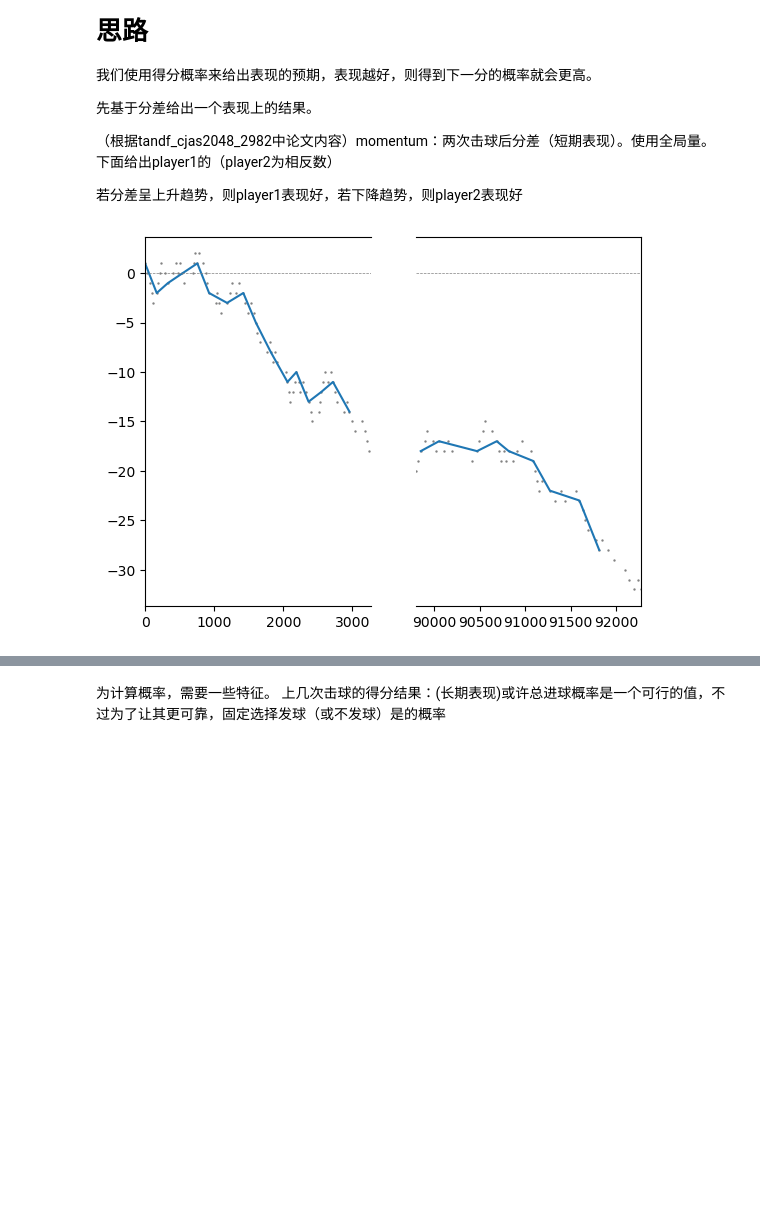
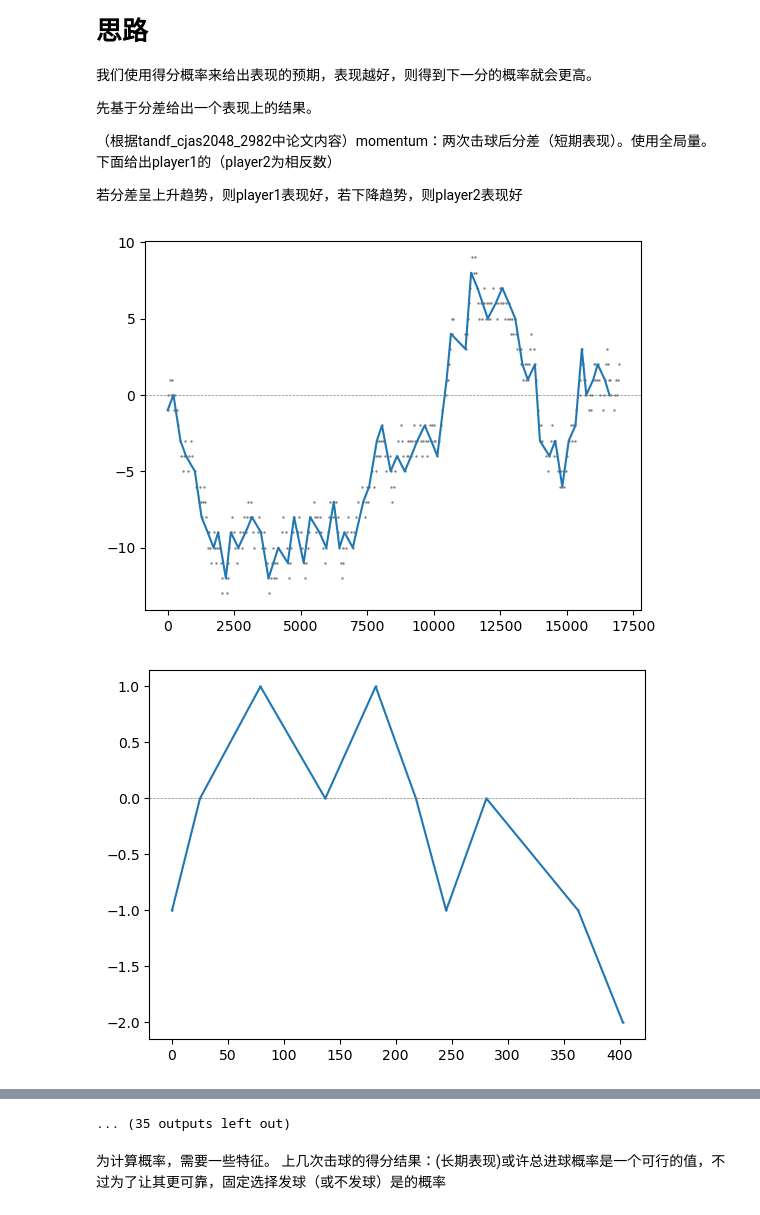
Before and after one commit to Zeauw-cn/mcm-2024, a Jupyter notebook: code/solution.ipynb, the cells around one changed output, grey strips where cells are left out. Saved outputs shown, nothing was run; the diff lists cells and outputs as text; code cells hidden in the pictures; blank space fills up the shorter version.

```diff
--- a/code/solution.ipynb
+++ b/code/solution.ipynb
@@ -103,37 +103,44 @@ def xyCal(gameData, interval):
     exyData['pointErr'] = examplingPointErr
     exyData['time'] = examplingTime
     return xyData, exyData
-def drawFig(gameData, interval):
+def drawFig(gameData, interval, filename):
     xyData, exyData = xyCal(gameData, interval)
     diff = np.diff(xyData['time'])
     breakPoints = [0]
     if np.max(diff) > 3600:
         breakPoints = np.where(diff > 3600)[0]
     if breakPoints[0] != 0:
         fig, (ax1, ax2) = plt.subplots(1, 2, sharey=True)
         ax1.set_xlim(xyData['time'].min(), xyData['time'].iloc[breakPoints[0]])
         ax2.set_xlim(xyData['time'].iloc[breakPoints[0]+1],xyData['time'].max())
         ax1.spines.right.set_visible(False)
         ax2.spines.left.set_visible(False)
         ax2.tick_params(left=False)
         ax1x, ax2x = xyData['time'].iloc[0:breakPoints[0]], xyData['time'].iloc[breakPoints[0]+1:]
         ax1y, ax2y = xyData['pointErr'].iloc[0:breakPoints[0]], xyData['pointErr'].iloc[breakPoints[0]+1:]
         diff = np.diff(exyData['time'])
         breakPoints = np.where(diff > 3600)[0]
         ax1ex, ax2ex = exyData['time'].iloc[0:breakPoints[0]], exyData['time'].iloc[breakPoints[0]+1:]
         ax1ey, ax2ey = exyData['pointErr'].iloc[0:breakPoints[0]], exyData['pointErr'].iloc[breakPoints[0]+1:]
         ax1.plot(ax1ex, ax1ey)
         ax2.plot(ax2ex, ax2ey)
         ax1.scatter(ax1x, ax1y, s=2,marker='.',c='grey')
         ax2.scatter(ax2x, ax2y, s=2,marker='.',c='grey')
         ax1.axhline(0,color='grey',linestyle='--',linewidth=0.5)
         ax2.axhline(0,color='grey',linestyle='--',linewidth=0.5)
     else:
         fig0, ax = plt.subplots()
         ax.scatter(xyData['time'],xyData['pointErr'],s=2,marker='.',c='grey')
         ax.plot(exyData['time'],exyData['pointErr'])
         ax.axhline(0,color='grey',linestyle='--',linewidth=0.5)
-gameData = data[data['match_id'] == 2]
-drawFig(gameData,5)
+        # plt.savefig(filename)
+gameData = data[data['match_id'] == 30]
+drawFig(gameData, 5, 'main_fig.pdf')
+# 对于每一场比赛的小局
+for i in range(1,np.max(gameData['set_no'])+1):
+    for k in range(1,np.max(gameData[gameData['set_no'] == i]['game_no'])+1):
+        gameDataInGame = gameData[(gameData['set_no'] == i)&(gameData['game_no'] == k)]
+        drawFig(gameDataInGame, 1, 'fig'+str(i)+str(k)+'.pdf')
 # %% [output]
-[figure, old version]
+[figure, new version]
+[figure, added]
@@ -140,3 +157,4 @@ drawFig(gameData,5)
+... (35 outputs left out)
 # %% [markdown]
 为计算概率，需要一些特征。
 上几次击球的得分结果：(长期表现)或许总进球概率是一个可行的值，不过为了让其更可靠，固定选择发球（或不发球）是的概率
```
Also changed, not shown: parts of 1 cell of this notebook, 2 other files.
